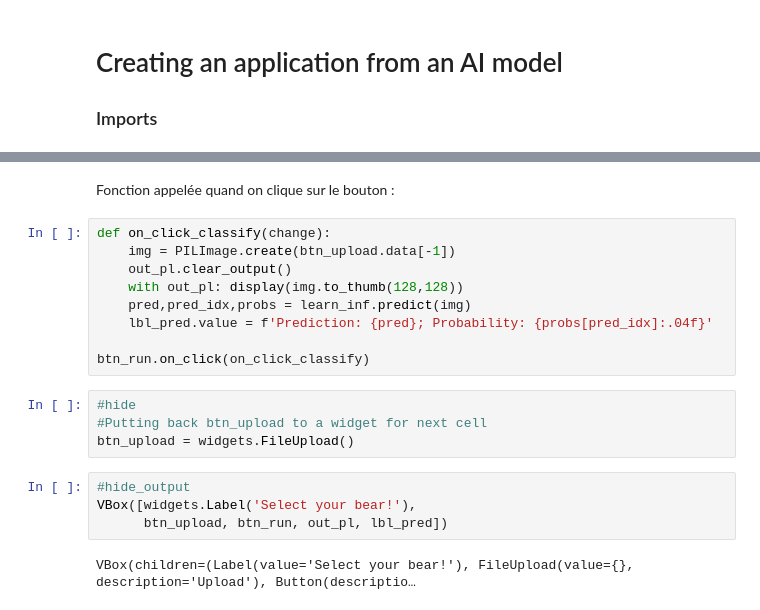
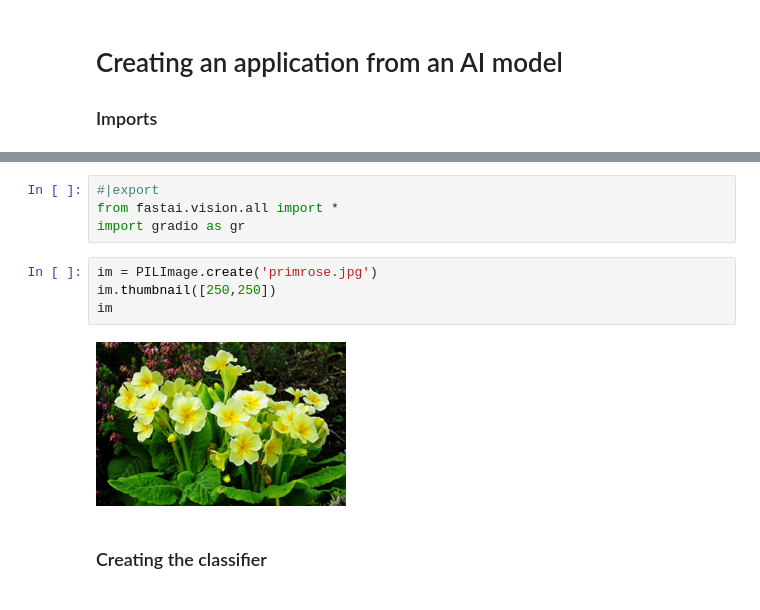
Before and after one commit to lucietournier/experimenting-AI, a Jupyter notebook: flower_classifier/application.ipynb, the cells around one changed output, grey strips where cells are left out. Drawn from its saved outputs; the diff is of its cells as text.

```diff
--- a/flower_classifier/application.ipynb
+++ b/flower_classifier/application.ipynb
@@ -60,21 +7,12 @@ btn_run
-# %% [markdown]
-Fonction appelée quand on clique sur le bouton :
-# %%
-def on_click_classify(change):
-    img = PILImage.create(btn_upload.data[-1])
-    out_pl.clear_output()
-    with out_pl: display(img.to_thumb(128,128))
-    pred,pred_idx,probs = learn_inf.predict(img)
-    lbl_pred.value = f'Prediction: {pred}; Probability: {probs[pred_idx]:.04f}'
-
-btn_run.on_click(on_click_classify)
-# %%
-#hide
-#Putting back btn_upload to a widget for next cell
-btn_upload = widgets.FileUpload()
-# %%
-#hide_output
-VBox([widgets.Label('Select your bear!'),
-      btn_upload, btn_run, out_pl, lbl_pred])
-# %% [output]
-VBox(children=(Label(value='Select your bear!'), FileUpload(value={}, description='Upload'), Button(descriptio…
+# %%
+#|export
+from fastai.vision.all import *
+import gradio as gr
+# %%
+im = PILImage.create('primrose.jpg')
+im.thumbnail([250,250])
+im
+# %% [output]
+[figure, added]
+# %% [markdown]
+### Creating the classifier
```
Also changed, not shown: parts of 20 cells of this notebook, 2 other files.
